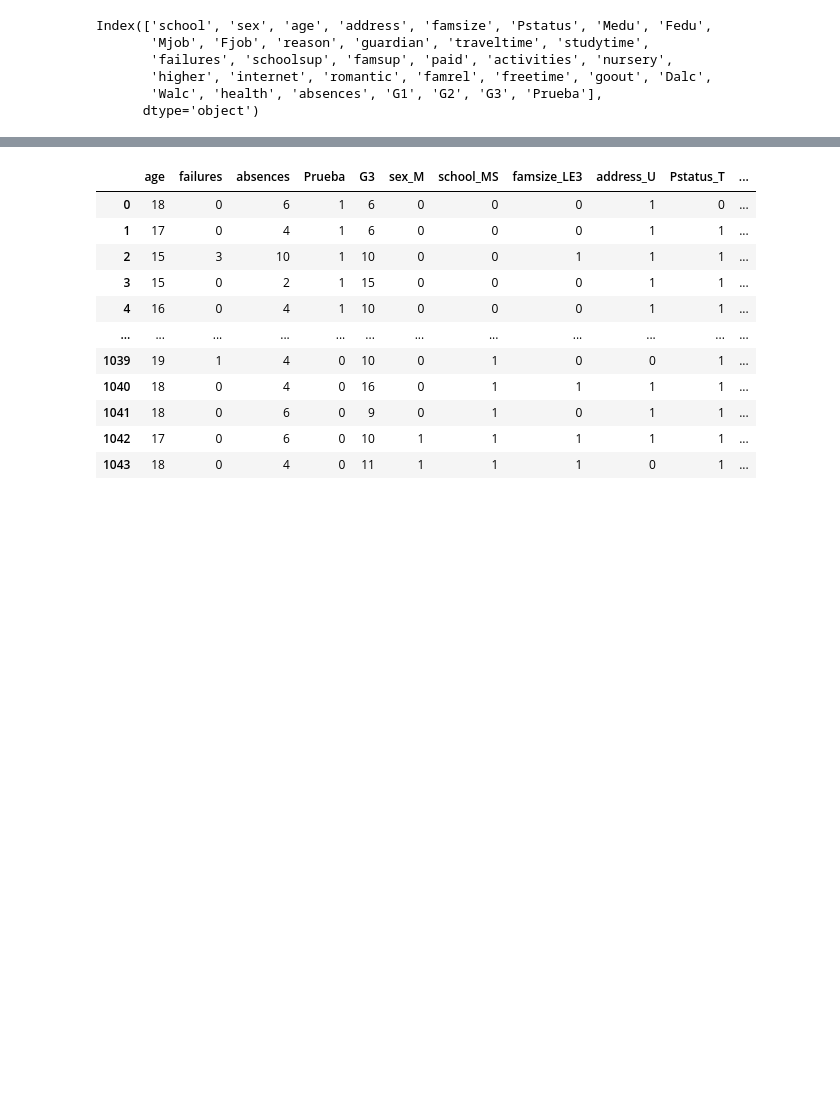
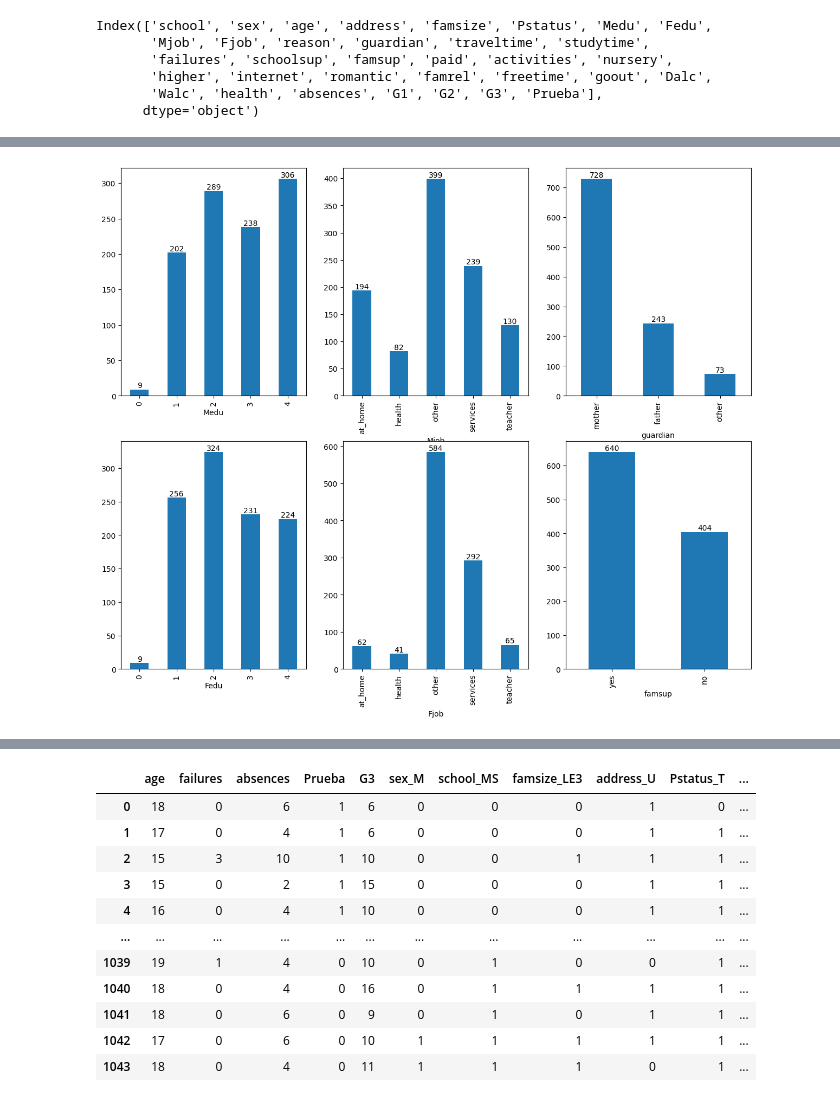
Before and after one commit to CMorgadoM/ML-Proyect, a Jupyter notebook: tarea ML V1.ipynb, the cells around one changed output, grey strips where cells are left out. Drawn from its saved outputs; the diff is of its cells as text; code cells hidden in the pictures; blank space fills up the shorter version.

```diff
--- a/tarea ML V1.ipynb
+++ b/tarea ML V1.ipynb
@@ -44,0 +93,24 @@ df = df[['school', 'sex', 'age', 'address', 'famsize', 'Pstatus', 'Medu', 'Fedu'
+# %%
+# Caracteristicas de los padres
+fig,  ax = plt.subplots(2,3, figsize = (15,12))
+
+df['Medu'].value_counts().sort_index().plot(kind="bar", ax = ax[0,0])
+ax[0,0].bar_label(ax[0,0].containers[0])
+
+df['Fedu'].value_counts().sort_index().plot(kind="bar", ax = ax[1,0])
+ax[1,0].bar_label(ax[1,0].containers[0])
+
+df['Mjob'].value_counts().sort_index().plot(kind="bar", ax = ax[0,1])
+ax[0,1].bar_label(ax[0,1].containers[0])
+
+df['Fjob'].value_counts().sort_index().plot(kind="bar", ax = ax[1,1])
+ax[1,1].bar_label(ax[1,1].containers[0])
+
+df['guardian'].value_counts().plot(kind="bar", ax = ax[0,2])
+ax[0,2].bar_label(ax[0,2].containers[0])
+
+df['famsup'].value_counts().plot(kind="bar", ax = ax[1,2])
+ax[1,2].bar_label(ax[1,2].containers[0])
+plt.show()
+# %% [output]
+[figure, added]
```
Also changed, not shown: parts of 14 cells of this notebook.
